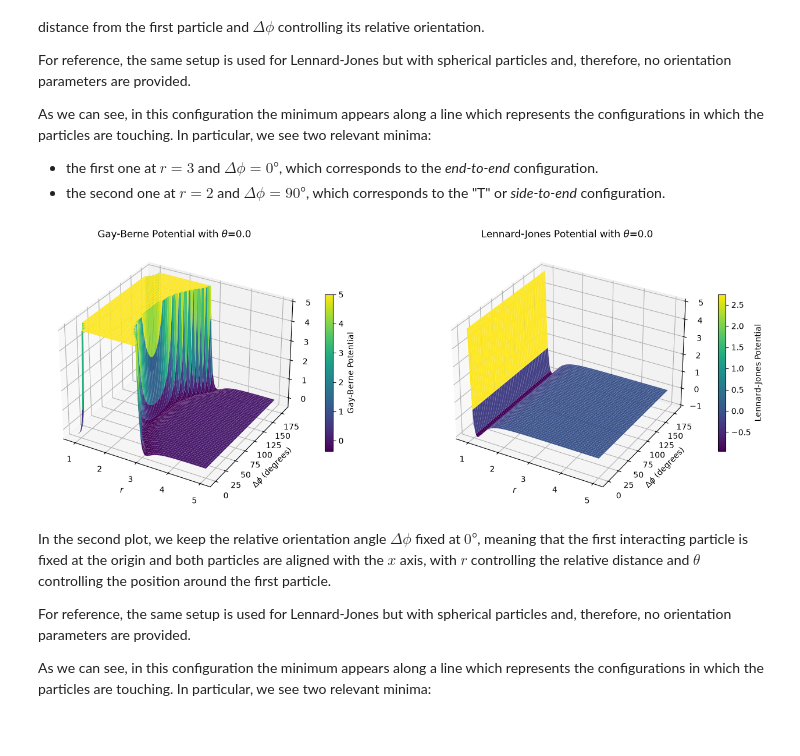
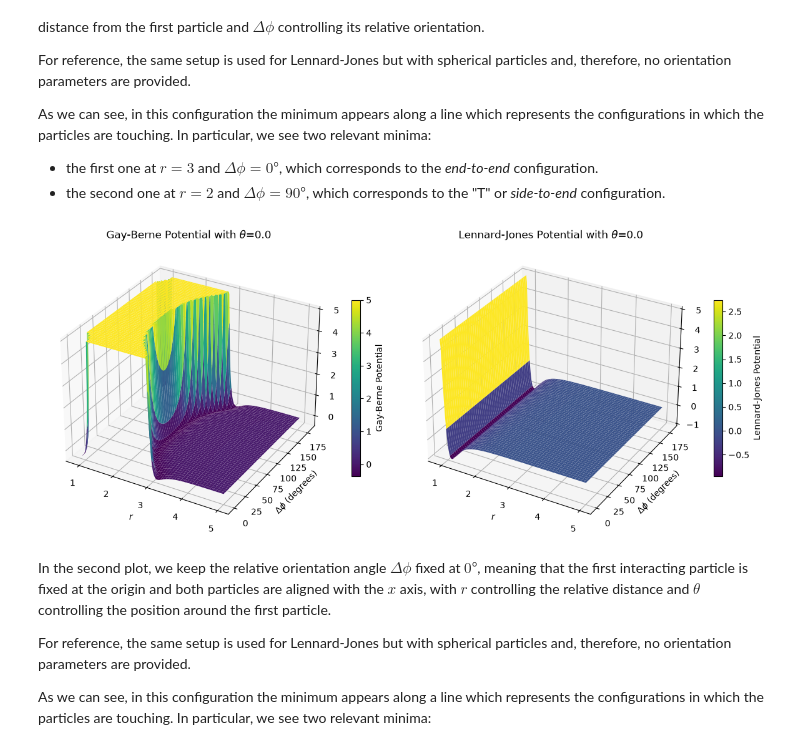
Before and after one commit to Ledmington/Interatomic_Potentials, a Jupyter notebook: main.ipynb, the cells around one changed output. Drawn from its saved outputs; the diff is of its cells as text; code cells hidden in the pictures.

```diff
--- a/main.ipynb
+++ b/main.ipynb
@@ -225,35 +224,35 @@ theta = 0.0
 
 r = np.linspace(0.9, 5.0, 250)
 delta_phi = np.linspace(0, np.pi, 250)
 
 R, DPHI = np.meshgrid(r, delta_phi)
 
 U_GB = gay_berne(R, theta, DPHI)
 U_LJ = lennard_jones(R)
 
 U_GB = np.clip(U_GB, -2, 5)
 U_LJ = np.clip(U_LJ, -2, 5)
 
-fig = plt.figure(figsize=(14, 5))
+fig = plt.figure(figsize=(12, 5))
 
 ax1 = fig.add_subplot(1, 2, 1, projection="3d")
 surf1 = ax1.plot_surface(R, DPHI * 180 / np.pi, U_GB, cmap="viridis", edgecolor="none")
 ax1.set_xlabel(r"$r$")
 ax1.set_ylabel(r"$\Delta\phi$ (degrees)")
 ax1.set_title(rf"Gay-Berne Potential with $\theta$={theta}")
 fig.colorbar(surf1, ax=ax1, shrink=0.6, label="Gay-Berne Potential")
 
 ax2 = fig.add_subplot(1, 2, 2, projection="3d")
 surf2 = ax2.plot_surface(R, DPHI * 180 / np.pi, U_LJ, cmap="viridis", edgecolor="none")
 ax2.set_xlabel(r"$r$")
 ax2.set_ylabel(r"$\Delta\phi$ (degrees)")
 ax2.set_title(rf"Lennard-Jones Potential with $\theta$={theta}")
 fig.colorbar(surf2, ax=ax2, shrink=0.6, label="Lennard-Jones Potential")
 
 plt.tight_layout()
 plt.show()
 # %% [output]
-[figure, old version]
+[figure, new version]
 # %% [markdown]
 In the second plot, we keep the relative orientation angle $ \Delta\phi $ fixed at $0°$, meaning that the first interacting particle is fixed at the origin and both particles are aligned with the $ x $ axis, with $ r $ controlling the relative distance and $ \theta $ controlling the position around the first particle.
 
```
Also changed, not shown: parts of 6 cells of this notebook.
